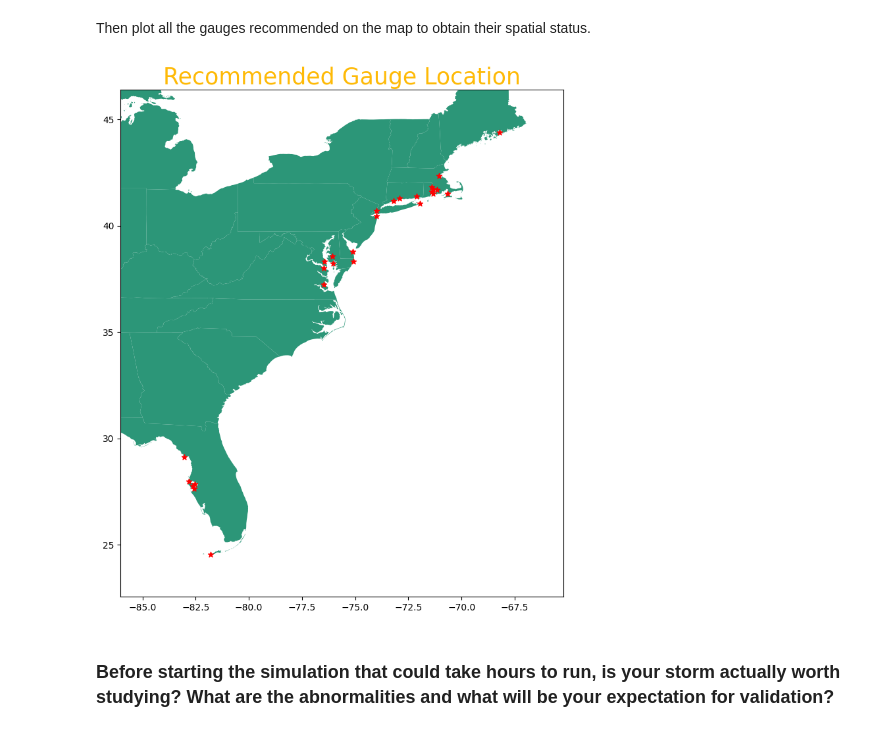
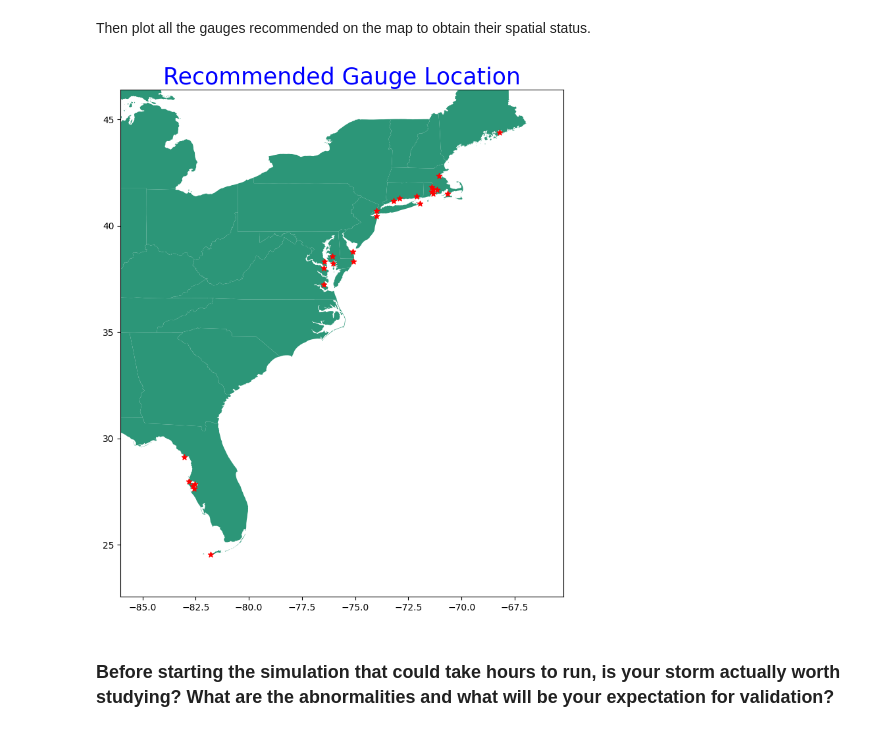
Before and after one commit to MaxPaiPai/auto_storm, a Jupyter notebook: auto_analysis_notebook/auto_analysis.ipynb, the cells around one changed output. Drawn from its saved outputs; the diff is of its cells as text; code cells hidden in the pictures.

```diff
--- a/auto_analysis_notebook/auto_analysis.ipynb
+++ b/auto_analysis_notebook/auto_analysis.ipynb
@@ -232,10 +215,10 @@ def generate_gauge(metadata, storm):
                     if metadata['stations'][j]['name'] not in gauge:
                         gauge[metadata['stations'][j]['name']] = [metadata['stations'][j]['id'],
                         round(metadata['stations'][j]['lat'],2),round(metadata['stations'][j]['lng'],2),
-                        round(convert_km(metadata['stations'][j]['lat'], metadata['stations'][j]['lng'], i[0], -i[1]), 3)]
+                        round(clawpack.geoclaw.util.haversine(metadata['stations'][j]['lat'], metadata['stations'][j]['lng'], i[0], -i[1])/1000, 3)]
                     else:
-                        if round(convert_km(metadata['stations'][j]['lat'], metadata['stations'][j]['lng'], i[0], -i[1]), 3) < gauge[metadata['stations'][j]['name']][3]:
-                            gauge[metadata['stations'][j]['name']][3] = round(convert_km(metadata['stations'][j]['lat'], metadata['stations'][j]['lng'], i[0], -i[1]), 3)
+                        if round(clawpack.geoclaw.util.haversine(metadata['stations'][j]['lat'], metadata['stations'][j]['lng'], i[0], -i[1])/1000, 3) < gauge[metadata['stations'][j]['name']][3]:
+                            gauge[metadata['stations'][j]['name']][3] = round(clawpack.geoclaw.util.haversine(metadata['stations'][j]['lat'], metadata['stations'][j]['lng'], i[0], -i[1])/1000, 3)
     return gauge
 # %% [markdown]
 Now let's use the function to generate gauges for validation.
@@ -281,22 +264,22 @@ Then plot all the gauges recommended on the map to obtain their spatial status.
 # %%
 # Geopandas read in this new coordinate dataframe
 df_2 = geopandas.GeoDataFrame(df_2, geometry='coordinates')
 
 # Plot recommended gauges on the map. In addition to Alaska and Hawaii, Puerto Rico is also excluded for better visualization.
 
 fig, ax = plt.subplots(1, figsize=(20,10))
 base = country[country['NAME'].isin(['Alaska', 'Hawaii', 'Puerto Rico'])==False].plot(color = '#2C9678', figsize=(30,20), ax = ax)
 df_2.plot(ax = base, legend=True, marker='*', color='red')
 
 # Zoom in to regions of best interest. Comment out this section if you would like a picture of the whole map.
 minx, miny, maxx, maxy = df_2.total_bounds
 ax.set_xlim(minx-3, maxx+3)
 ax.set_ylim(miny-2, maxy+2)
 
-ax.set_title('Recommended Gauge Location', color = '#FEBA07', fontsize=25)
+ax.set_title('Recommended Gauge Location', color = 'b', fontsize=25)
 plt.show()
 # %% [output]
-[figure, old version]
+[figure, new version]
 # %% [markdown]
 ### Before starting the simulation that could take hours to run, is your storm actually worth studying? What are the abnormalities and what will be your expectation for validation?
 # %%
```
Also changed, not shown: parts of 8 cells of this notebook.
